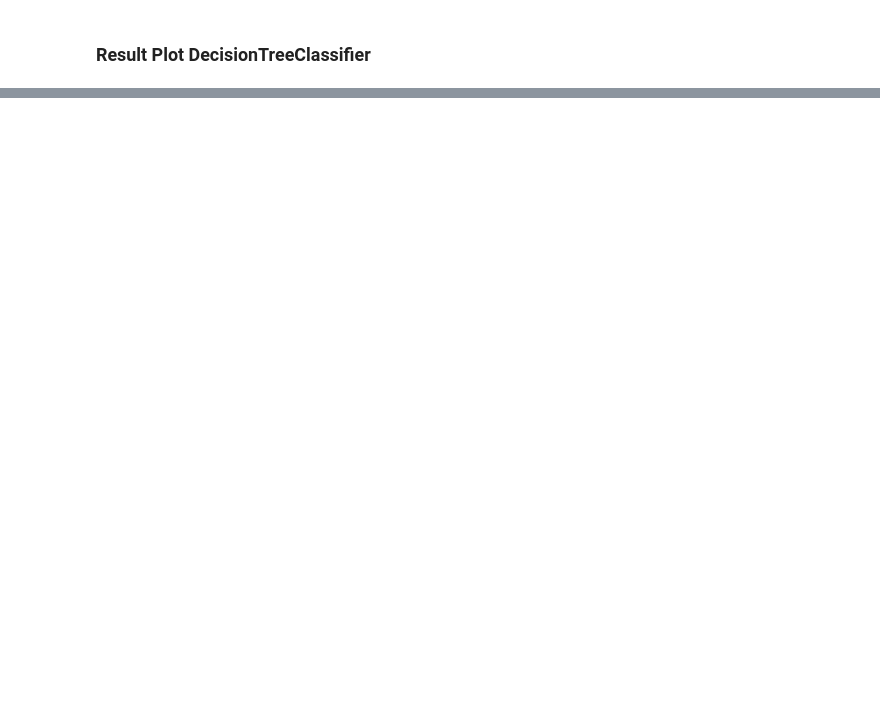
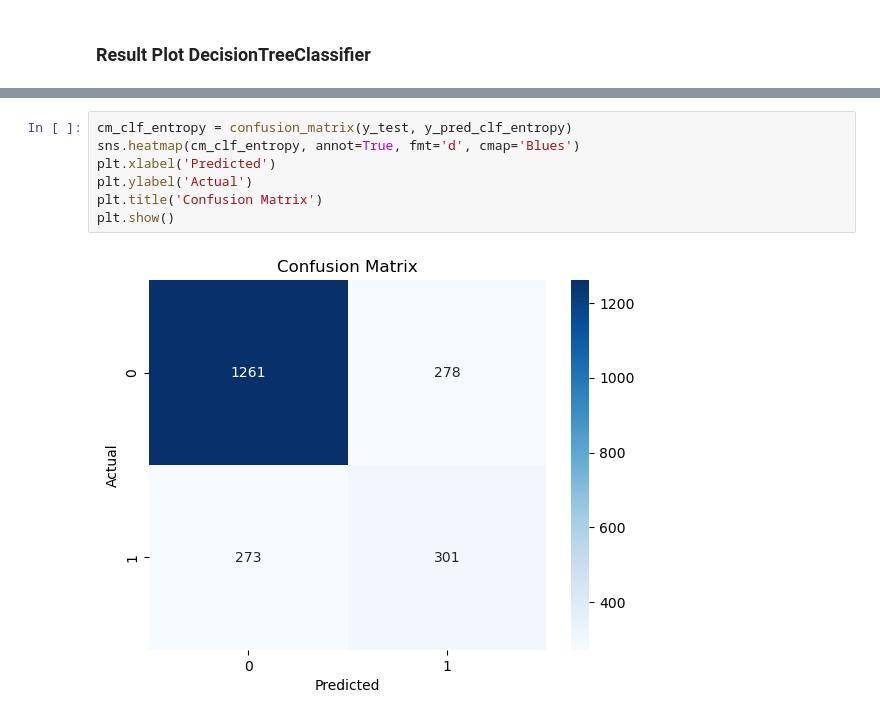
Before and after one commit to RaphaCosil/telecomunication-ml, a Jupyter notebook: telco_customer_ml.ipynb, the cells around one changed output, grey strips where cells are left out. Drawn from its saved outputs; the diff is of its cells as text; blank space fills up the shorter version.

```diff
--- a/telco_customer_ml.ipynb
+++ b/telco_customer_ml.ipynb
@@ -149,0 +245,9 @@ plt.show()
+# %%
+cm_clf_entropy = confusion_matrix(y_test, y_pred_clf_entropy)
+sns.heatmap(cm_clf_entropy, annot=True, fmt='d', cmap='Blues')
+plt.xlabel('Predicted')
+plt.ylabel('Actual')
+plt.title('Confusion Matrix')
+plt.show()
+# %% [output]
+[figure, added]
```
Also changed, not shown: parts of 10 cells of this notebook.
